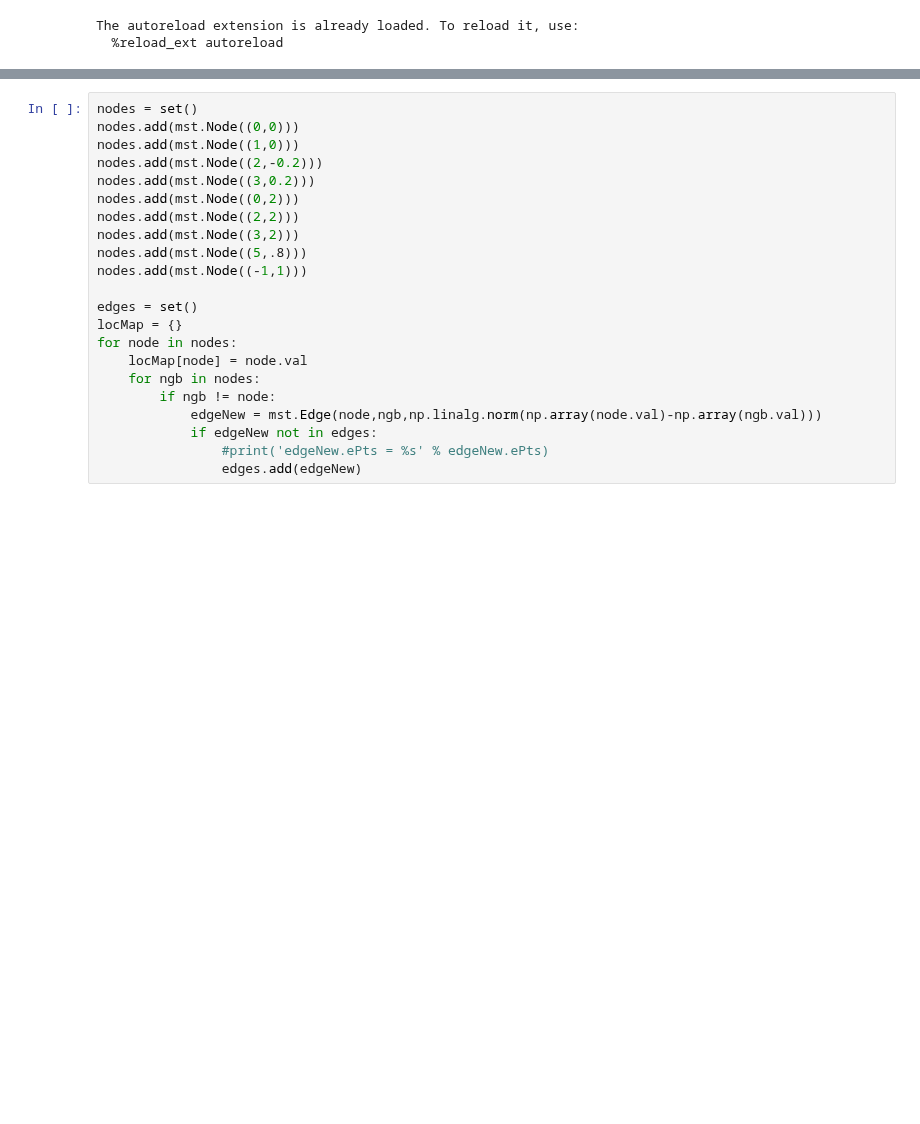
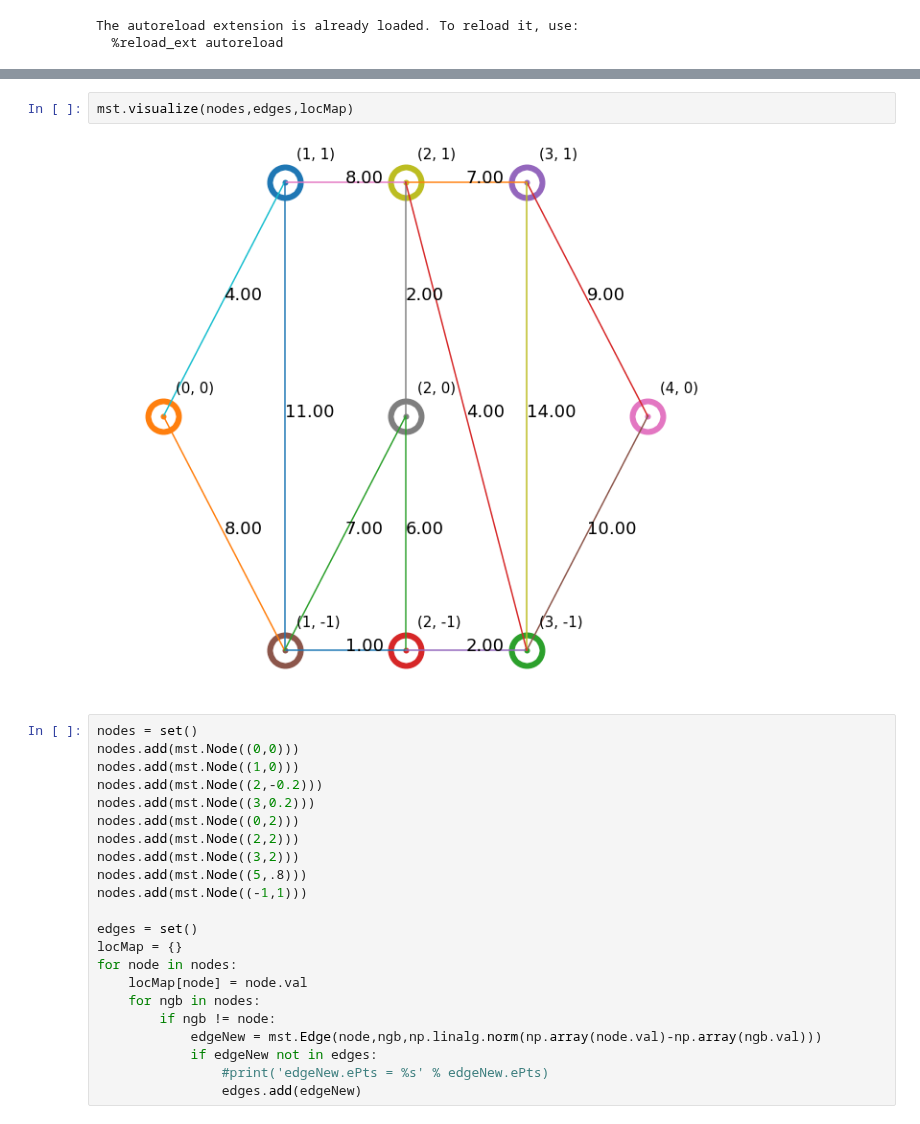
Before and after one commit to longle2718/fundaCS, a Jupyter notebook: mst/mst.ipynb, the cells around one changed output, grey strips where cells are left out. Cells and saved outputs as stored; diff of their text form; blank space fills up the shorter version.

```diff
--- a/mst/mst.ipynb
+++ b/mst/mst.ipynb
@@ -11,3 +51,7 @@ The autoreload extension is already loaded. To reload it, use:
+# %%
+mst.visualize(nodes,edges,locMap)
+# %% [output]
+[figure, added]
 # %%
 nodes = set()
 nodes.add(mst.Node((0,0)))
```
Also changed, not shown: parts of 8 cells of this notebook, 1 other file.
